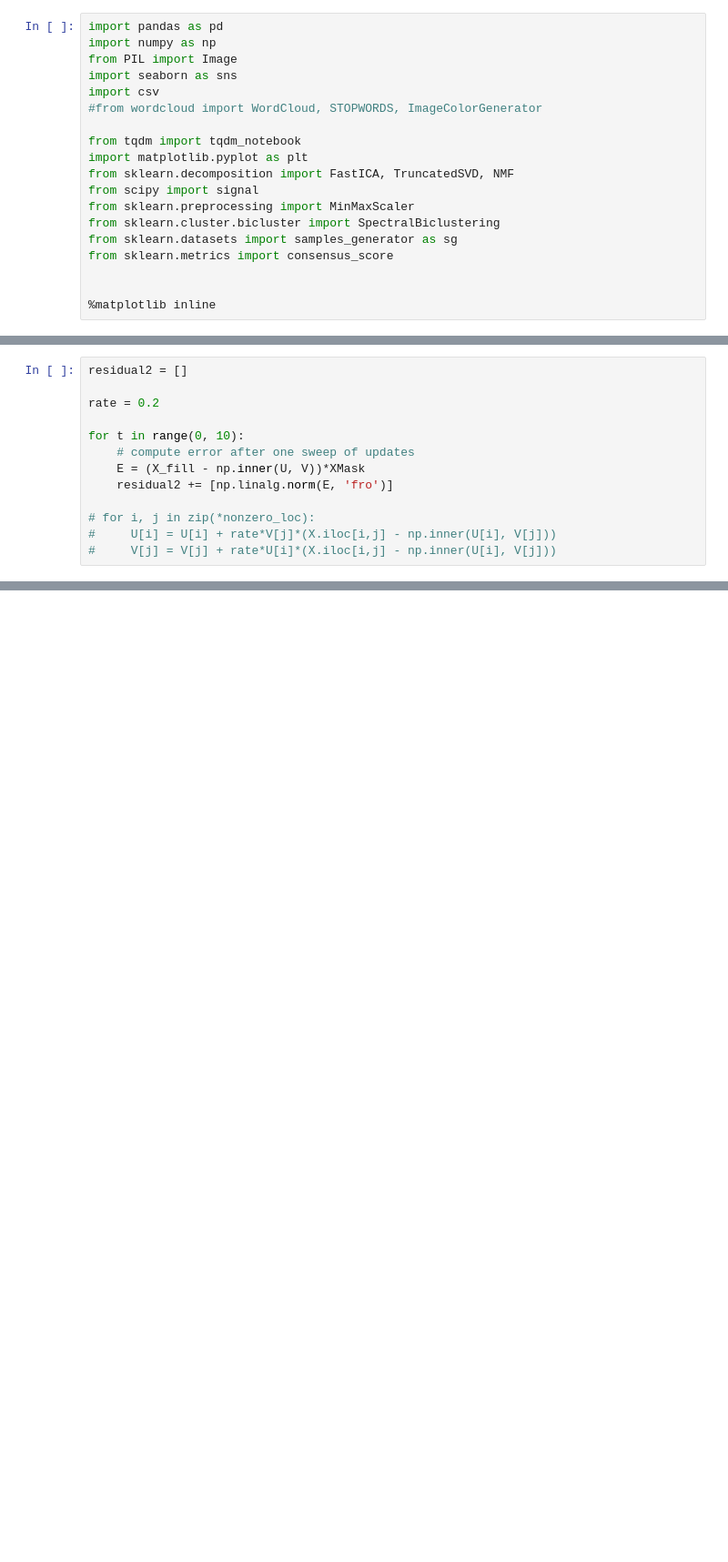
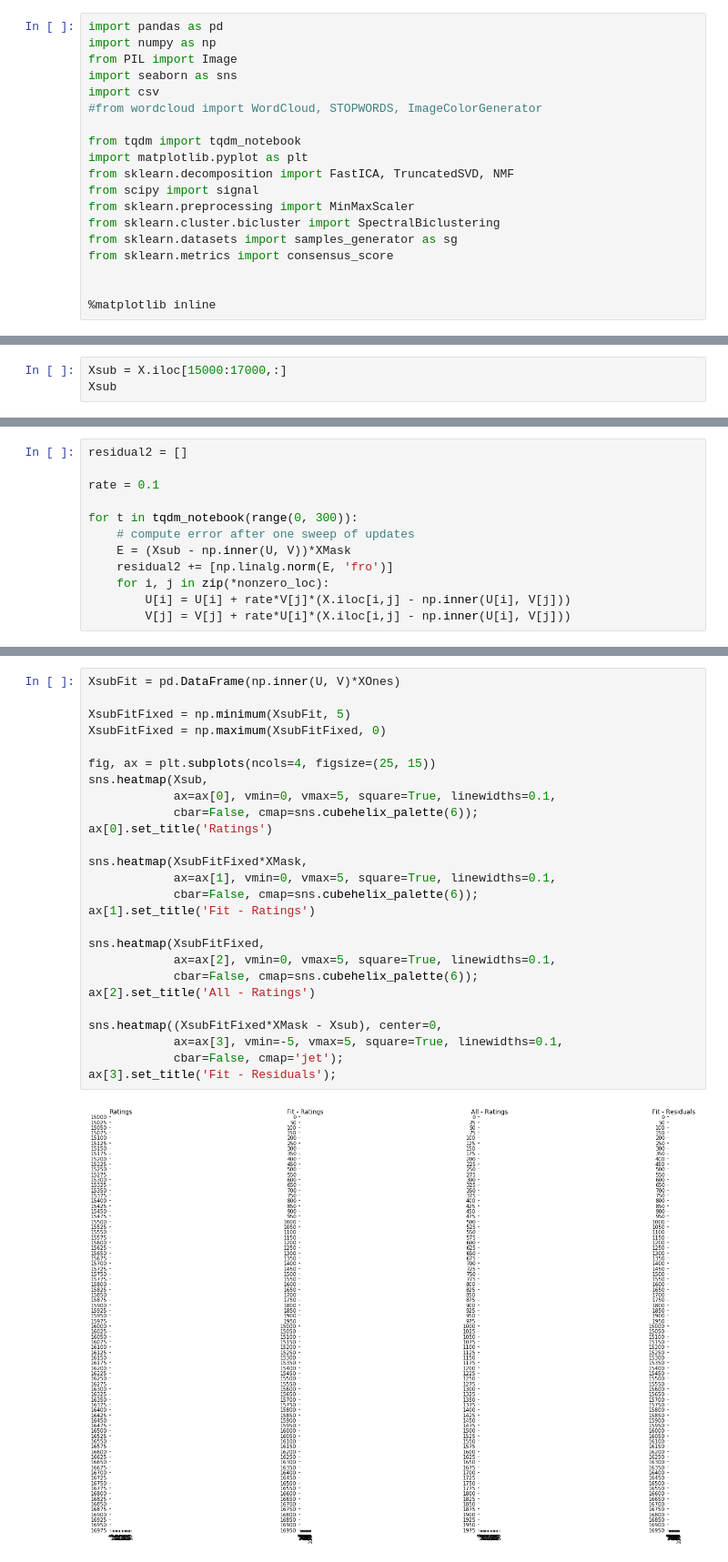
Before and after one commit to brendanwliu/joke_recommender, a Jupyter notebook: movie-recommender-based.ipynb, the cells around one changed output, grey strips where cells are left out. Shown: that part at 91% size. Cells and saved outputs as stored; diff of their text form; blank space fills up the shorter version.

```diff
--- a/movie-recommender-based.ipynb
+++ b/movie-recommender-based.ipynb
@@ -59,0 +57,3 @@ X
+# %%
+Xsub = X.iloc[15000:17000,:]
+Xsub
@@ -77,13 +91,12 @@ X_fill = X.fillna(99) # doesn't matter what number we fill NaN values with
 # %%
 residual2 = []
 
-rate = 0.2
+rate = 0.1
 
-for t in range(0, 10):
+for t in tqdm_notebook(range(0, 300)):
     # compute error after one sweep of updates
-    E = (X_fill - np.inner(U, V))*XMask
+    E = (Xsub - np.inner(U, V))*XMask
     residual2 += [np.linalg.norm(E, 'fro')]
-
-# for i, j in zip(*nonzero_loc):
-#     U[i] = U[i] + rate*V[j]*(X.iloc[i,j] - np.inner(U[i], V[j]))
-#     V[j] = V[j] + rate*U[i]*(X.iloc[i,j] - np.inner(U[i], V[j]))
+    for i, j in zip(*nonzero_loc):
+        U[i] = U[i] + rate*V[j]*(X.iloc[i,j] - np.inner(U[i], V[j]))
+        V[j] = V[j] + rate*U[i]*(X.iloc[i,j] - np.inner(U[i], V[j]))
@@ -104,0 +105,28 @@ array([[nan, nan, nan, ..., nan, nan, nan],
+# %%
+XsubFit = pd.DataFrame(np.inner(U, V)*XOnes)
+
+XsubFitFixed = np.minimum(XsubFit, 5)
+XsubFitFixed = np.maximum(XsubFitFixed, 0)
+
+fig, ax = plt.subplots(ncols=4, figsize=(25, 15))
+sns.heatmap(Xsub,
+            ax=ax[0], vmin=0, vmax=5, square=True, linewidths=0.1,
+            cbar=False, cmap=sns.cubehelix_palette(6));
+ax[0].set_title('Ratings')
+
+sns.heatmap(XsubFitFixed*XMask,
+            ax=ax[1], vmin=0, vmax=5, square=True, linewidths=0.1,
+            cbar=False, cmap=sns.cubehelix_palette(6));
+ax[1].set_title('Fit - Ratings')
+
+sns.heatmap(XsubFitFixed,
+            ax=ax[2], vmin=0, vmax=5, square=True, linewidths=0.1,
+            cbar=False, cmap=sns.cubehelix_palette(6));
+ax[2].set_title('All - Ratings')
+
+sns.heatmap((XsubFitFixed*XMask - Xsub), center=0,
+            ax=ax[3], vmin=-5, vmax=5, square=True, linewidths=0.1,
+            cbar=False, cmap='jet');
+ax[3].set_title('Fit - Residuals');
+# %% [output]
+[figure, added]
```
Also changed, not shown: parts of 13 cells of this notebook, 2 other files.
